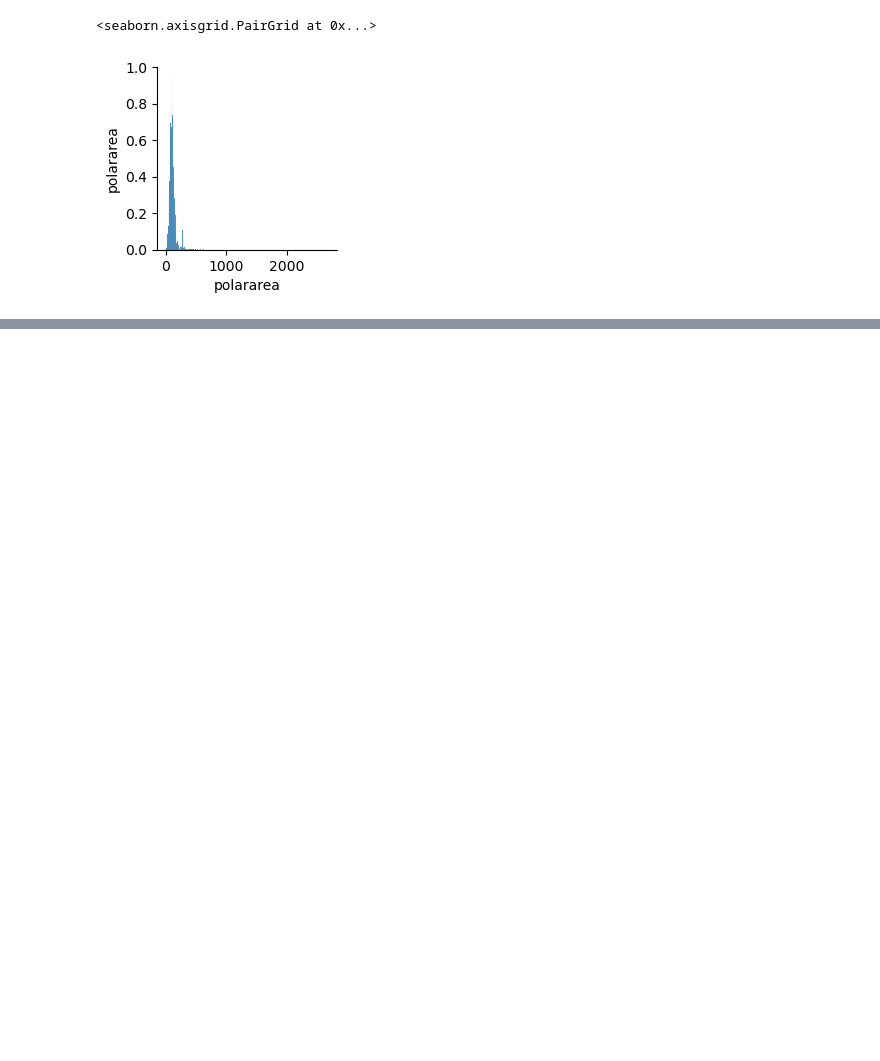
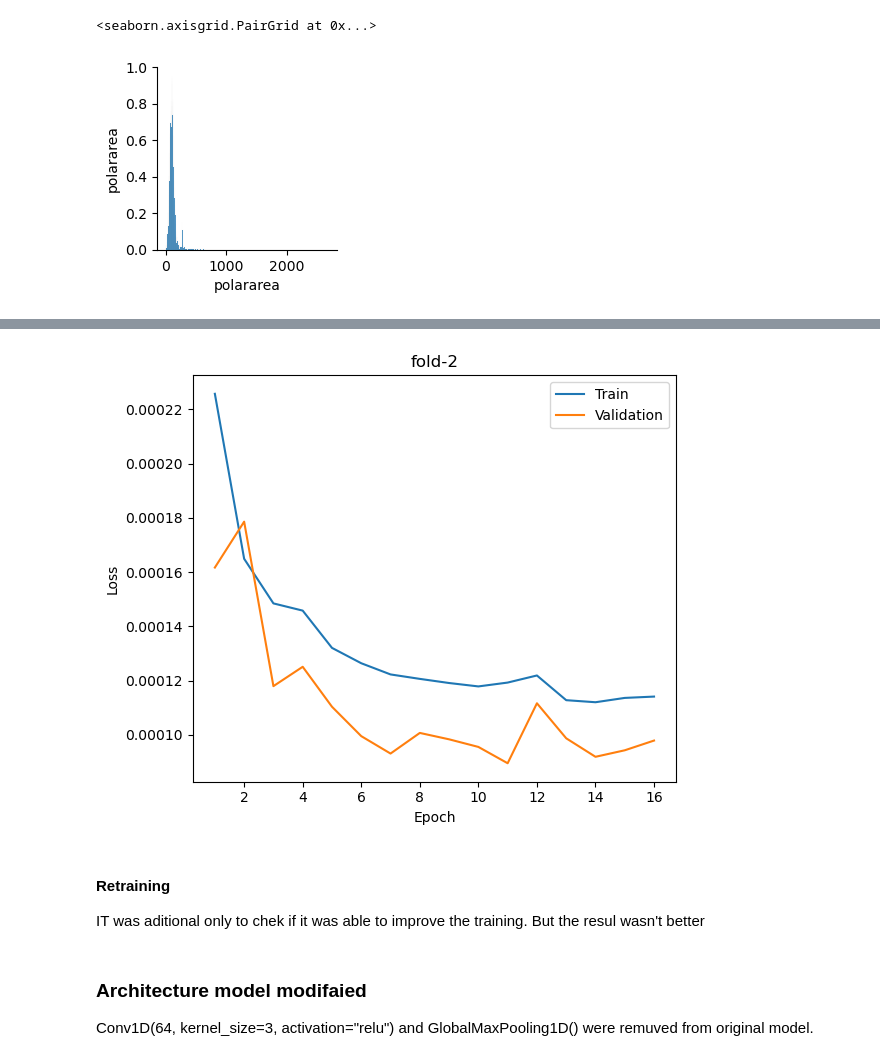
Before and after one commit to RominaZK/Molecular-property-prediction-combining-CNN-and-GRU-Neural-Networks-with-embedding-layer-for-SMILES-, a Jupyter notebook: MolecularPropietyPrediction.ipynb, the cells around one changed output, grey strips where cells are left out. Drawn from its saved outputs; the diff is of its cells as text; code cells hidden in the pictures; blank space fills up the shorter version.

```diff
--- a/MolecularPropietyPrediction.ipynb
+++ b/MolecularPropietyPrediction.ipynb
@@ -50,0 +382,31 @@ sns.pairplot(df_polararea)
+# %%
+import matplotlib.pyplot as plt
+
+# Extract loss values
+train_loss = history.history['loss']
+val_loss = history.history['val_loss']
+epochs = range(1, len(train_loss) + 1)
+
+# Create the plot
+plt.figure(figsize=(6, 5))
+
+plt.plot(epochs, train_loss, label='Train')
+plt.plot(epochs, val_loss, label='Validation')
+
+plt.xlabel('Epoch')
+plt.ylabel('Loss')
+plt.title('fold-2')
+plt.legend()
+plt.grid(False)
+plt.tight_layout()
+
+# Show the plot
+plt.show()
+
+# Optional: Save the figure
+# plt.savefig('training_loss_fold2.png', dpi=300)
+# %% [output]
+[figure, added]
+# %% [markdown]
+#### Retraining
+IT was aditional only to chek if it was able to improve the training. But the resul wasn't better
@@ -50,0 +450,4 @@ sns.pairplot(df_polararea)
+# %% [markdown]
+### Architecture model modifaied
+
+Conv1D(64, kernel_size=3, activation="relu") and GlobalMaxPooling1D() were remuved from original model.
```
Also changed, not shown: parts of 55 cells of this notebook.
